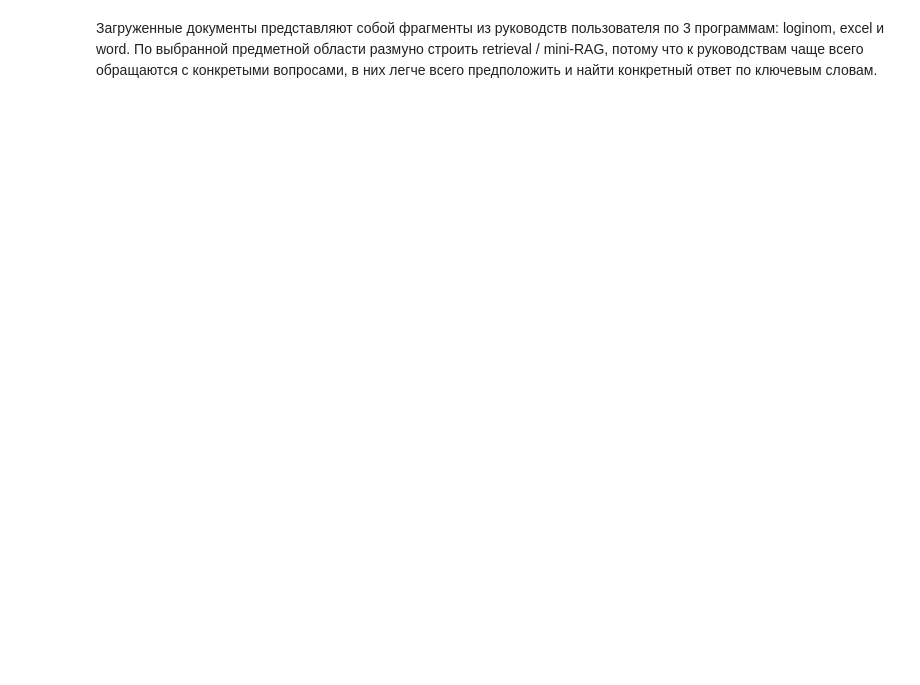
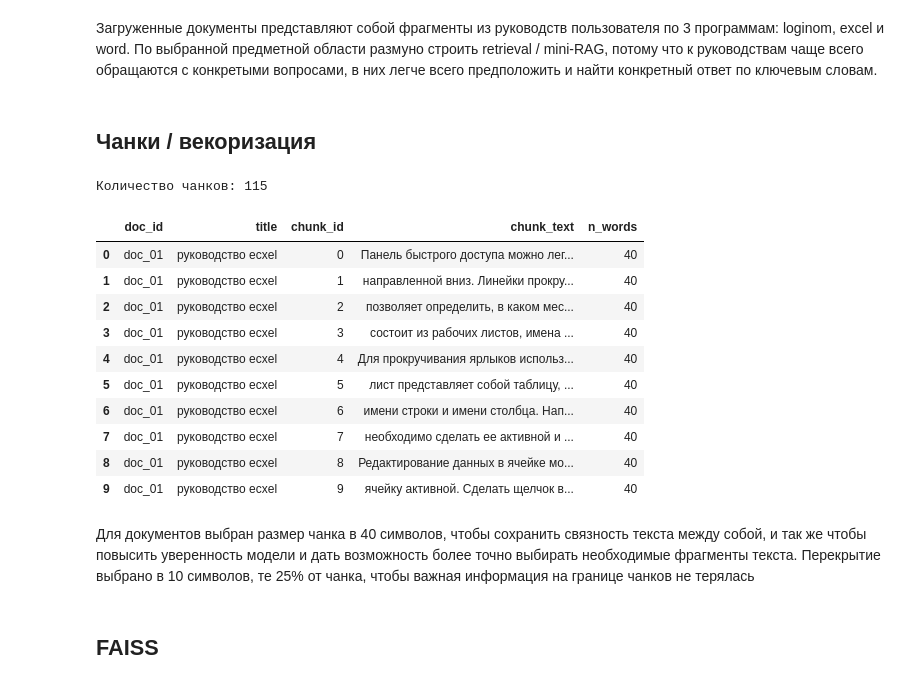
Before and after one commit to gytory/aie-dpo-homework, a Jupyter notebook: homeworks/HW14/HW14.ipynb, the cells around one changed output. Drawn from its saved outputs; the diff is of its cells as text; code cells hidden in the pictures; blank space fills up the shorter version.

```diff
--- a/homeworks/HW14/HW14.ipynb
+++ b/homeworks/HW14/HW14.ipynb
@@ -381,0 +418,46 @@ def evaluate_benchmark(
+# %% [markdown]
+## Чанки / векоризация
+# %%
+def build_chunks_dataframe(
+    docs: List[Dict[str, str]],
+    chunk_size: int = 40,
+    overlap: int = 10,
+) -> pd.DataFrame:
+    rows = []
+
+    for doc in docs:
+        chunks = chunk_text(doc["text"], chunk_size=chunk_size, overlap=overlap)
+        for chunk_id, chunk in enumerate(chunks):
+            rows.append(
+                {
+                    "doc_id": doc["doc_id"],
+                    "title": doc["title"],
+                    "chunk_id": chunk_id,
+                    "chunk_text": chunk,
+                    "n_words": len(chunk.split()),
+                }
+            )
+
+    return pd.DataFrame(rows)
+
+chunks_df = build_chunks_dataframe(documents, chunk_size=40, overlap=10)
+
+print("Количество чанков:", len(chunks_df))
+display(chunks_df.head(10))
+# %% [output]
+Количество чанков: 115
+|  | doc_id | title | chunk_id | chunk_text | n_words |
+| 0 | doc_01 | руководство ecxel | 0 | Панель быстрого доступа можно лег... | 40 |
+| 1 | doc_01 | руководство ecxel | 1 | направленной вниз. Линейки прокру... | 40 |
+| 2 | doc_01 | руководство ecxel | 2 | позволяет определить, в каком мес... | 40 |
+| 3 | doc_01 | руководство ecxel | 3 | состоит из рабочих листов, имена ... | 40 |
+| 4 | doc_01 | руководство ecxel | 4 | Для прокручивания ярлыков использ... | 40 |
+| 5 | doc_01 | руководство ecxel | 5 | лист представляет собой таблицу, ... | 40 |
+| 6 | doc_01 | руководство ecxel | 6 | имени строки и имени столбца. Нап... | 40 |
+| 7 | doc_01 | руководство ecxel | 7 | необходимо сделать ее активной и ... | 40 |
+| 8 | doc_01 | руководство ecxel | 8 | Редактирование данных в ячейке мо... | 40 |
+| 9 | doc_01 | руководство ecxel | 9 | ячейку активной. Сделать щелчок в... | 40 |
+# %% [markdown]
+Для документов выбран размер чанка в 40 символов, чтобы сохранить связность текста между собой, и так же чтобы повысить уверенность модели и дать возможность более точно выбирать необходимые фрагменты текста. Перекрытие выбрано в 10 символов, те 25% от чанка, чтобы важная информация на границе чанков не терялась
+# %% [markdown]
+## FAISS
```
Also changed, not shown: parts of 34 cells of this notebook, 6 other files.
